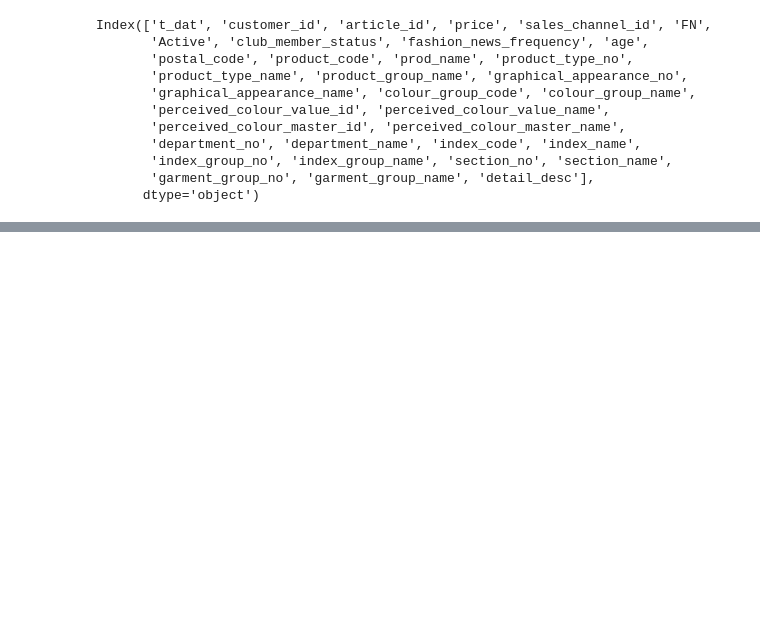
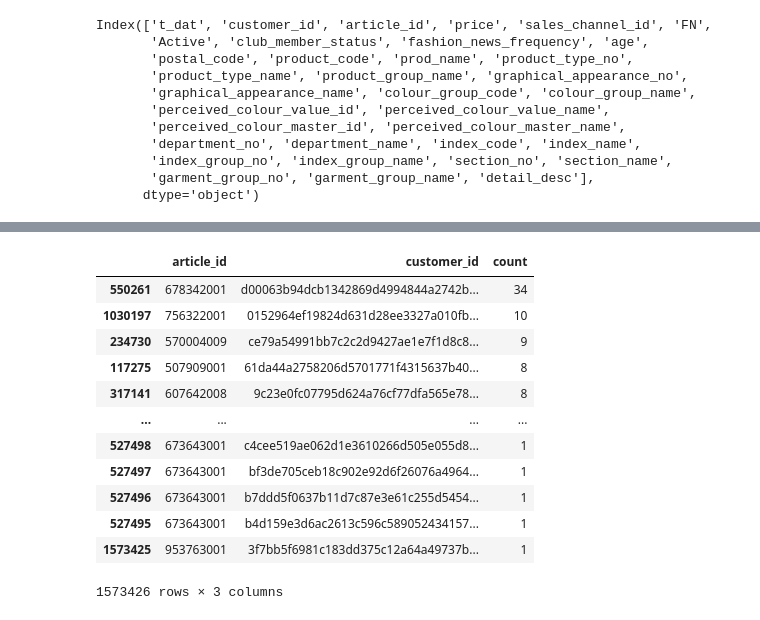
Before and after one commit to treb93/pyhm, a Jupyter notebook: clust_cust.ipynb, the cells around one changed output, grey strips where cells are left out. Cells and saved outputs as stored; diff of their text form; code cells hidden in the pictures; blank space fills up the shorter version.

Commit message:
new df best_sales & art_sold_per_cust

```diff
--- a/clust_cust.ipynb
+++ b/clust_cust.ipynb
@@ -165,0 +184,20 @@ tcas.head()
+# %%
+# Df du nombre d'articles (par ordre décroissant) achetés par clients
+art_sold_per_cust = tcas[['article_id', 'customer_id']].groupby(['article_id', 'customer_id'],
+                                                              as_index =False).agg(count = ('article_id', 'count'))
+art_sold_per_cust = art_sold_per_cust.sort_values(by='count', ascending=False)
+art_sold_per_cust
+# %% [output]
+|  | article_id | customer_id | count |
+| 550261 | 678342001 | d00063b94dcb1342869d4994844a2742b... | 34 |
+| 1030197 | 756322001 | 0152964ef19824d631d28ee3327a010fb... | 10 |
+| 234730 | 570004009 | ce79a54991bb7c2c2d9427ae1e7f1d8c8... | 9 |
+| 117275 | 507909001 | 61da44a2758206d5701771f4315637b40... | 8 |
+| 317141 | 607642008 | 9c23e0fc07795d624a76cf77dfa565e78... | 8 |
+| ... | ... | ... | ... |
+| 527498 | 673643001 | c4cee519ae062d1e3610266d505e055d8... | 1 |
+| 527497 | 673643001 | bf3de705ceb18c902e92d6f26076a4964... | 1 |
+| 527496 | 673643001 | b7ddd5f0637b11d7c87e3e61c255d5454... | 1 |
+| 527495 | 673643001 | b4d159e3d6ac2613c596c589052434157... | 1 |
+| 1573425 | 953763001 | 3f7bb5f6981c183dd375c12a64a49737b... | 1 |
+1573426 rows × 3 columns
```
Also changed, not shown: parts of 1 cell of this notebook.
